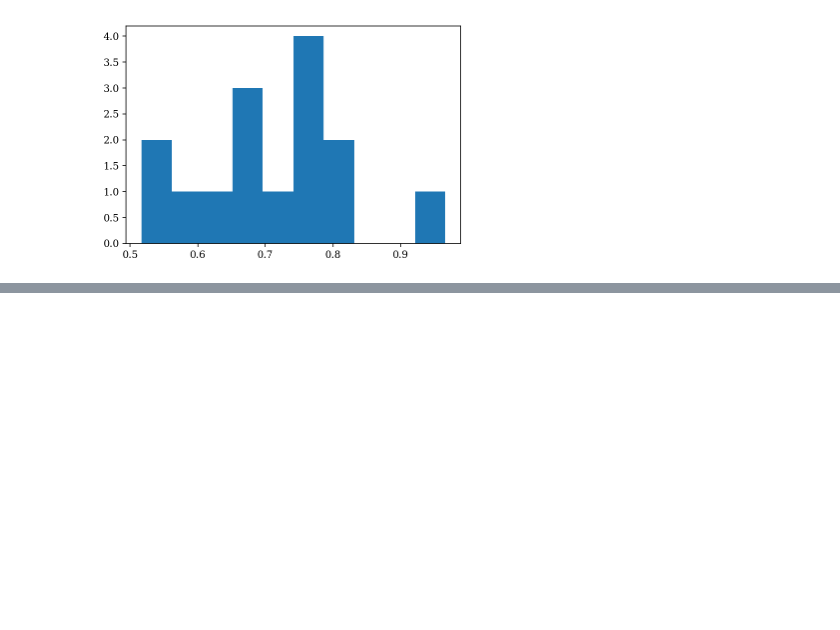
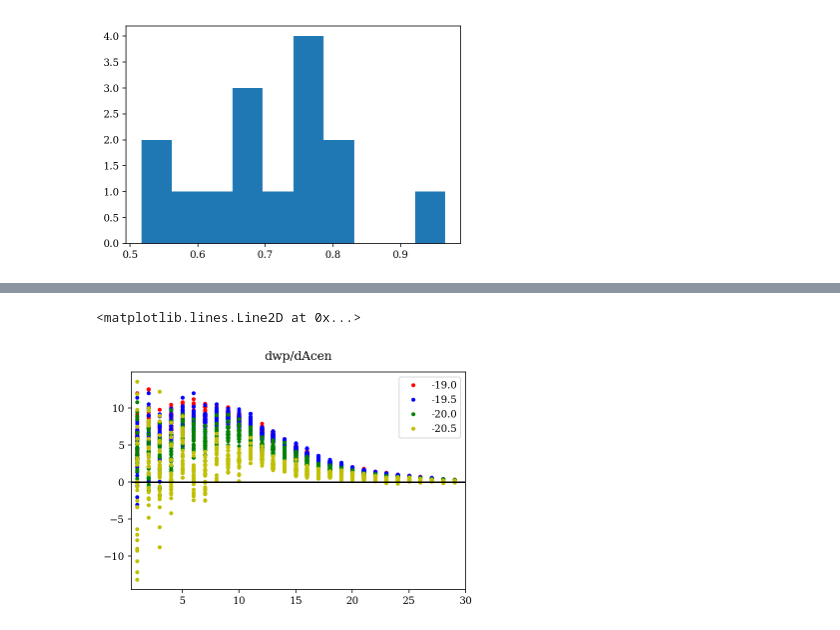
Before and after one commit to KuanWang-Astro/Fisher-paper-version, a Jupyter notebook: Plot_df-dp.ipynb, the cells around one changed output, grey strips where cells are left out. Drawn from its saved outputs; the diff is of its cells as text; code cells hidden in the pictures; blank space fills up the shorter version.

```diff
--- a/Plot_df-dp.ipynb
+++ b/Plot_df-dp.ipynb
@@ -98,0 +154,13 @@ plt.hist(np.sqrt(postcov_d20p5[:,5,5]))
+# %%
+plot_dfdp(locfit_dict_19p0,'w',5,'r','-19.0')
+plot_dfdp(locfit_dict_19p5,'w',5,'b','-19.5')
+plot_dfdp(locfit_dict_20p0,'w',5,'g','-20.0')
+plot_dfdp(locfit_dict_20p5,'w',5,'y','-20.5')
+#plot_dfdp(locfit_dict_21p0,'w',5,'c')
+plt.xlim(0.5,30)
+plt.legend()
+plt.title('dwp/dAcen')
+plt.axhline(0,c='k')
+# %% [output]
+<matplotlib.lines.Line2D at 0x...>
+[figure, added]
```
Also changed, not shown: parts of 13 cells of this notebook, 3 other files.
